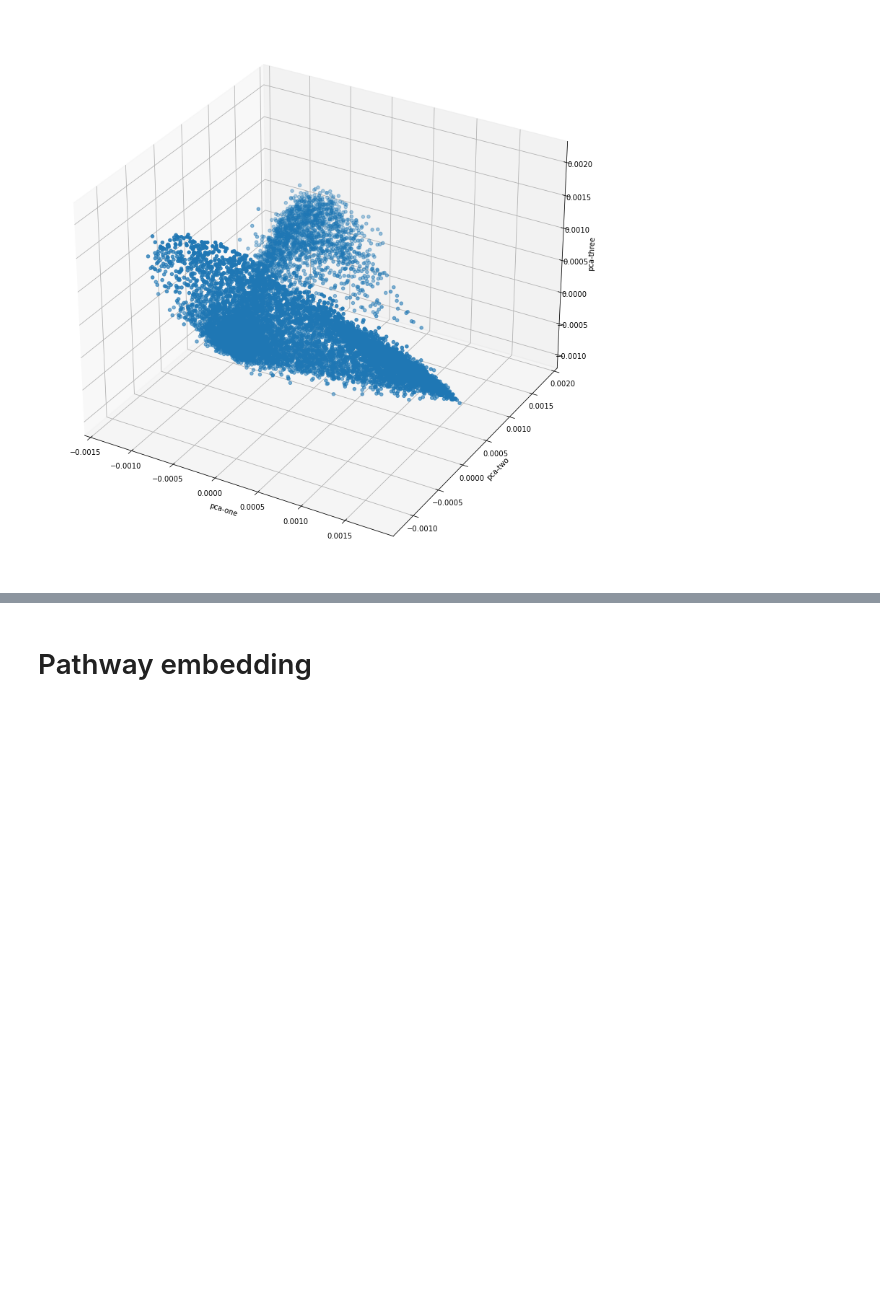
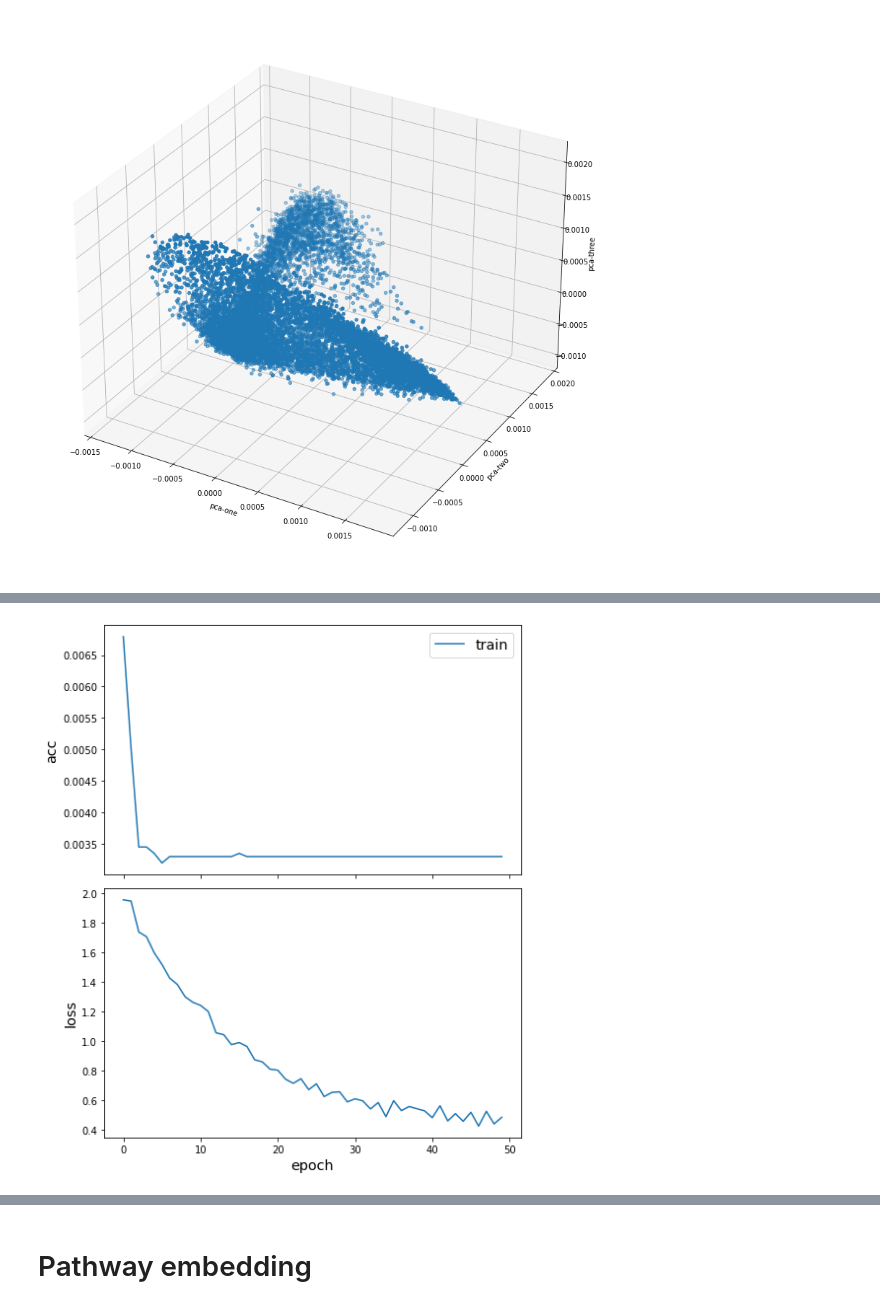
Before and after one commit to josura/GNN-metapathways, a Jupyter notebook: testGraph.ipynb, the cells around one changed output, grey strips where cells are left out. Saved outputs shown, nothing was run; the diff lists cells and outputs as text; code cells hidden in the pictures; blank space fills up the shorter version.

Commit message:
model for tumor genes with the same number of features

```diff
--- a/testGraph.ipynb
+++ b/testGraph.ipynb
@@ -1188,0 +1219,23 @@ plt.show()
+# %%
+#train_gen = generator.flow(train_subjects.index, train_subjects)
+#val_gen = generator.flow(val_subjects.index, val_subjects)
+trainGenTumorfinal = generatorTumorfinal.flow(tumorDKfinal.index, tumorDKfinal)
+
+graphsage_modelTumorfinal = DirectedGraphSAGE(
+    layer_sizes=[32, 32], generator=generatorTumorfinal, bias=False, dropout=0.5,
+)
+
+x_inpTumorfinal, x_outTumorfinal = graphsage_modelTumorfinal.in_out_tensors()
+predictionTumorfinal = layers.Dense(units=tumorDKfinal.shape[1], activation="softmax")(x_outTumorfinal)
+# %%
+modelTumorfinal = Model(inputs=x_inpTumorfinal, outputs=predictionTumorfinal)
+modelTumorfinal.compile(
+    optimizer=optimizers.Adam(learning_rate=0.005),
+    loss=optimized_lossGNN(tensorEdgesTest=tensorEdgesTestTumor,constantTensor=constantTensorTumor),
+    #loss=genes_loss_with_closure(edges=tensorEdgesTest),
+    #loss = testLoss([0,1]),
+    metrics=["acc"]
+)
+
+#test_gen = generator.flow(test_subjects.index, test_subjects)
+modelTumorfinal.summary()
@@ -1188,0 +1260,20 @@ plt.show()
+# %%
+checkpointPathTumorfinal = "model_checkpoints/GRAPHSAGEtumorGenes113Patients.ckpt"
+checkpointDirTumorfinal = os.path.dirname(checkpointPathTumorfinal)
+
+# Create a callback that saves the model's weights
+cp_callback = tf.keras.callbacks.ModelCheckpoint(filepath=checkpointPathTumorfinal,
+                                                 save_weights_only=True,
+                                                 verbose=1)
+
+
+#modelTumorfinal.load_weights(checkpointPathTumorfinal)
+# %%
+history = modelTumorfinal.fit(
+    trainGenTumorfinal, epochs=50,
+    #validation_data=test_gen,
+    batch_size=batch_sizeTumor,
+    verbose=2,
+    shuffle=False,
+    callbacks=[cp_callback]
+)
@@ -1188,0 +1300,4 @@ plt.show()
+# %%
+sg.utils.plot_history(history)
+# %% [output]
+[figure, added]
```
Also changed, not shown: parts of 14 cells of this notebook, 7 other files.
